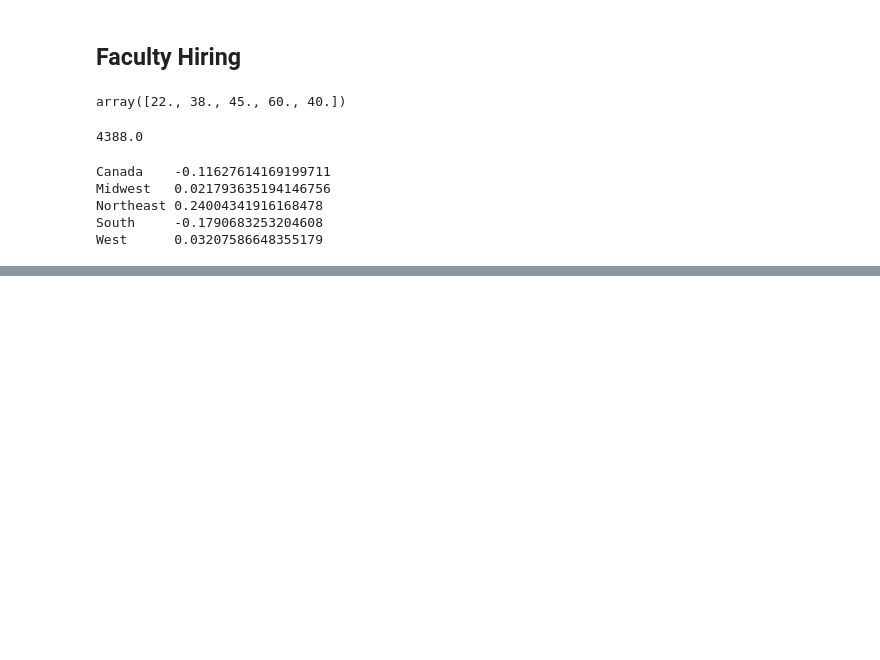
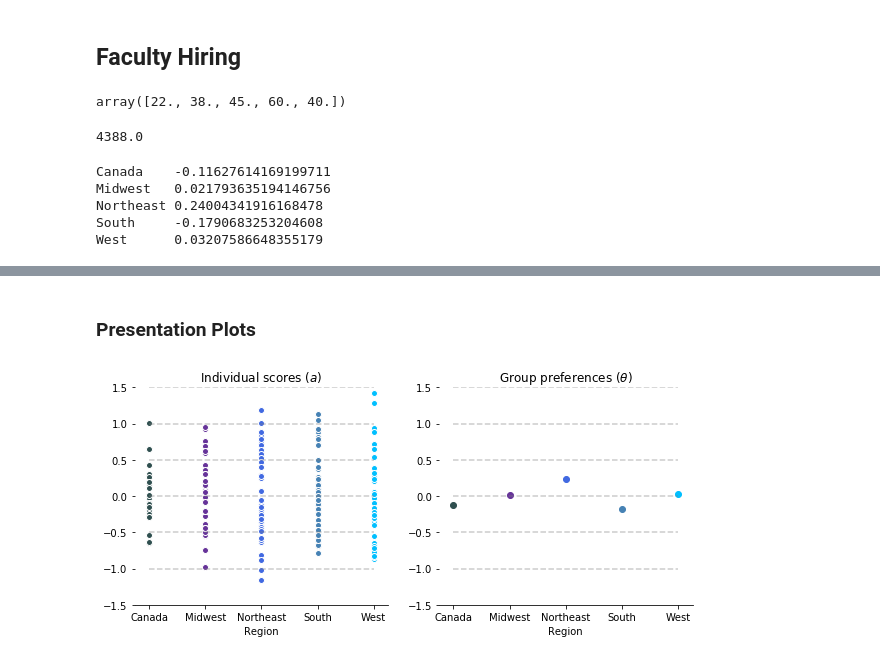
Before and after one commit to AparaV/SpringRankGroups, a Jupyter notebook: api/jupyter/groups.ipynb, the cells around one changed output, grey strips where cells are left out. Saved outputs shown, nothing was run; the diff lists cells and outputs as text; code cells hidden in the pictures; blank space fills up the shorter version.

Commit message:
Generat faculty hiring plots for presentation

```diff
--- a/api/jupyter/groups.ipynb
+++ b/api/jupyter/groups.ipynb
@@ -368 +364,42 @@ plt.show()
 [figure]
+# %% [markdown]
+### Presentation Plots
+# %%
+colors = ["darkslategray", "rebeccapurple", "royalblue", "steelblue", "deepskyblue"]
+
+fig, ax = plt.subplots(1, 2, figsize=(10, 4))
+
+for i in range(2):
+    ax[i].spines['right'].set_visible(False)
+    ax[i].spines['top'].set_visible(False)
+    ax[i].spines['left'].set_visible(False)
+
+    ax[i].plot([0, 4], [1.5, 1.5], linestyle="dashed", color="grey", alpha=0.4)
+    ax[i].plot([0, 4], [1, 1], linestyle="dashed", color="grey", alpha=0.4)
+    ax[i].plot([0, 4], [0.5, 0.5], linestyle="dashed", color="grey", alpha=0.4)
+    ax[i].plot([0, 4], [0, 0], linestyle="dashed", color="grey", alpha=0.4)
+    ax[i].plot([0, 4], [-0.5, -0.5], linestyle="dashed", color="grey", alpha=0.4)
+    ax[i].plot([0, 4], [-1, -1], linestyle="dashed", color="grey", alpha=0.4)
+
+    ax[i].set_ylim([-1.5, 1.5])
+
+    ax[i].set_xlabel("Region")
+    ax[i].set_xticks([0, 1, 2, 3, 4])
+    ax[i].set_xticklabels([region.strip() for region in clean_regions_keys])
+
+# ax[0].scatter(clean_regions_list, s, color="teal", edgecolor="white")
+# ax[0].set_title(r"Ranks ($s$)")
+
+for i in range(5):
+    idx = np.where(clean_regions_list==i)
+    ax[0].scatter(clean_regions_list[idx], a[idx], color=colors[i], edgecolor="white")
+    ax[1].scatter(i, theta[i], color=colors[i])#, edgecolor="white")
+
+ax[0].set_title(r"Individual scores ($a$)")
+ax[1].set_title(r"Group preferences ($\theta$)")
+
+plt.savefig("../../figures/faculty_hiring_parts.PNG", dpi=200, bbox_inches="tight")
+
+plt.show()
+# %% [output]
+[figure, added]
```
Also changed, not shown: parts of 4 cells of this notebook, 9 other files.
